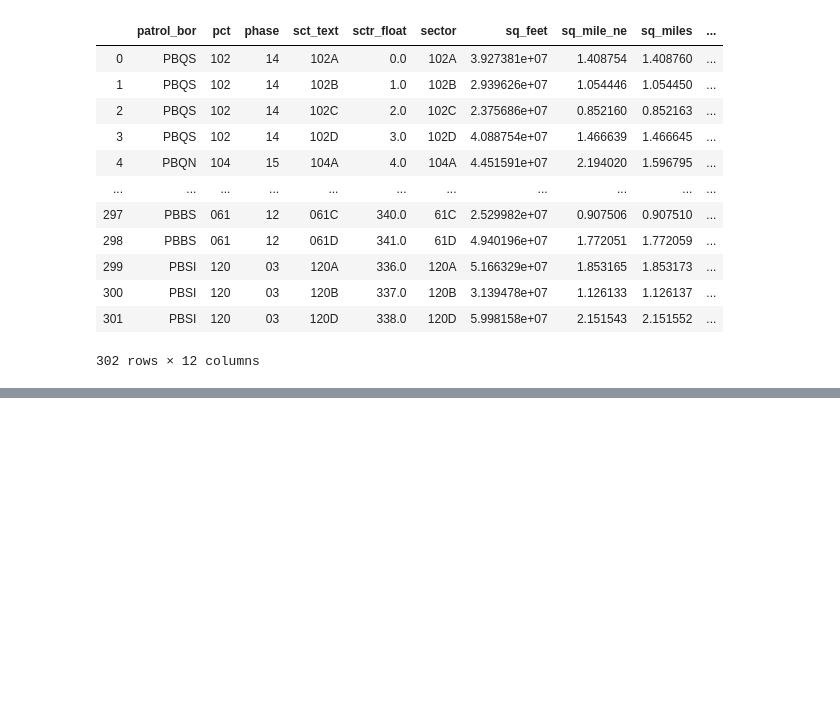
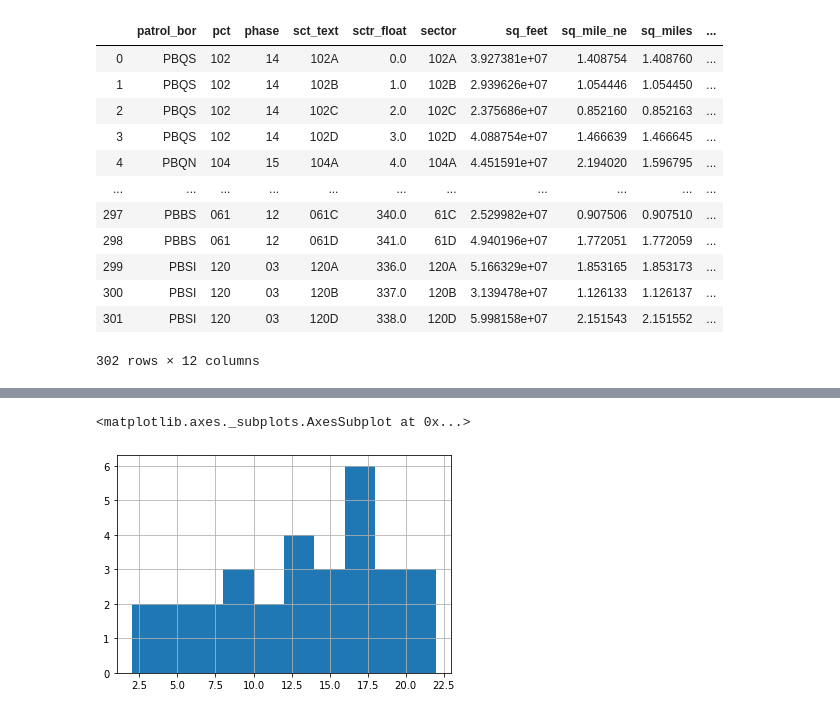
Before and after one commit to ta-data-lis/final-project, a Jupyter notebook: your-project/nyc-crime-eda.ipynb, the cells around one changed output, grey strips where cells are left out. Cells and saved outputs as stored; diff of their text form; code cells hidden in the pictures; blank space fills up the shorter version.

```diff
--- a/your-project/nyc-crime-eda.ipynb
+++ b/your-project/nyc-crime-eda.ipynb
@@ -117,0 +132,3 @@ Name: level, Length: 186852, dtype: object
+# %%
+test = crime[(crime.precinct == 75) & (crime.date > '2017-01-01') & (crime.date < '2017-02-01') & (crime.description == 'BURGLARY')]
+test
@@ -117,0 +153,5 @@ Name: level, Length: 186852, dtype: object
+# %%
+test.time.hist()
+# %% [output]
+<matplotlib.axes._subplots.AxesSubplot at 0x...>
+[figure, added]
```
Also changed, not shown: parts of 16 cells of this notebook, 2 other files.
